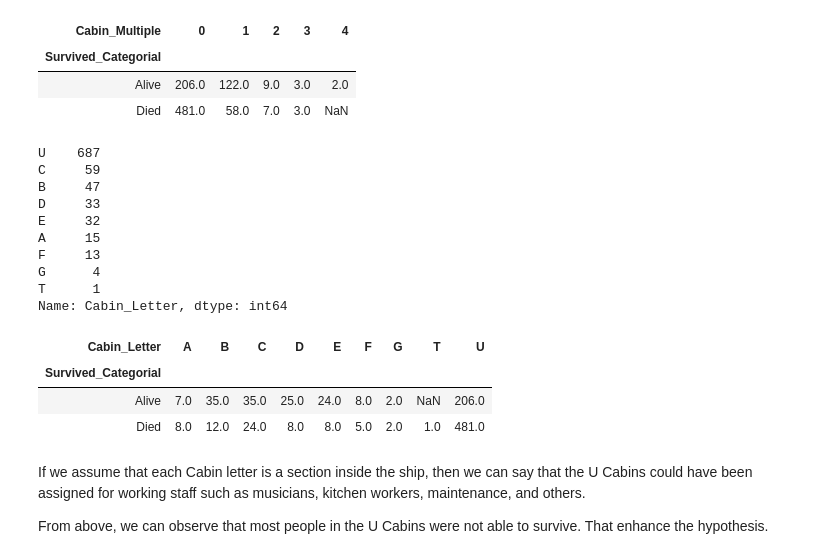
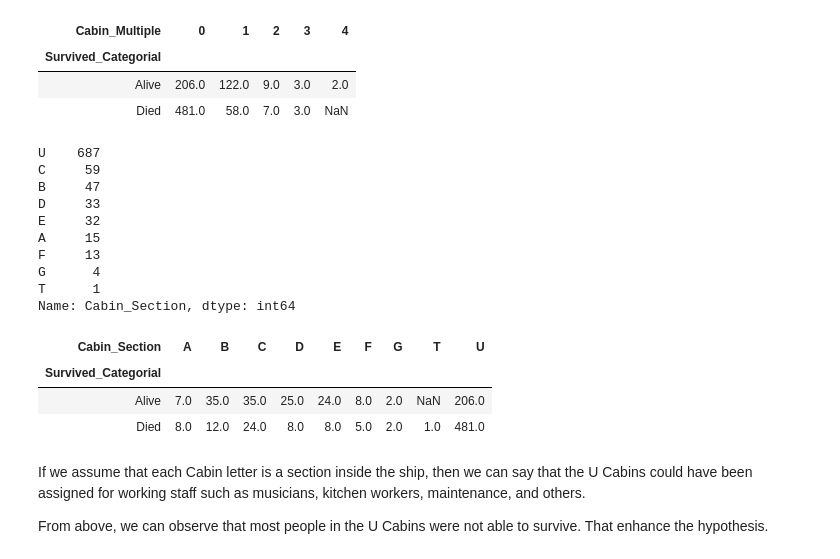
Before and after one commit to cristobalza/lab_5_kaggle_dma, a Jupyter notebook: kaggle_lab_5.ipynb, the cells around one changed output. Saved outputs shown, nothing was run; the diff lists cells and outputs as text; code cells hidden in the pictures.

```diff
--- a/kaggle_lab_5.ipynb
+++ b/kaggle_lab_5.ipynb
@@ -607,10 +611,10 @@ pd.pivot_table(train_df, index = 'Survived_Categorial', columns = 'Cabin_Multipl
 # The feature with most missing values is Cabin with U for Unknown
 train_df['Cabin'].fillna('U', inplace=True)
 # %%
-# See letter of the Cabin
+# See letter of the Cabin and use it as section
 cabin_func_2 = lambda x : str(x)[0]
-train_df['Cabin_Letter'] = train_df['Cabin'].apply(cabin_func_2)
-train_df['Cabin_Letter'].value_counts()
+train_df['Cabin_Section'] = train_df['Cabin'].apply(cabin_func_2)
+train_df['Cabin_Section'].value_counts()
 # %% [output]
 U    687
 C     59
@@ -621,11 +625,11 @@ A     15
 F     13
 G      4
 T      1
-Name: Cabin_Letter, dtype: int64
+Name: Cabin_Section, dtype: int64
 # %%
-pd.pivot_table(train_df, index = 'Survived_Categorial', columns = 'Cabin_Letter', values = 'PassengerId', aggfunc = 'count')
+pd.pivot_table(train_df, index = 'Survived_Categorial', columns = 'Cabin_Section', values = 'PassengerId', aggfunc = 'count')
 # %% [output]
-| Cabin_Letter | A | B | C | D | E | F | G | T | U |
+| Cabin_Section | A | B | C | D | E | F | G | T | U |
 | Survived_Categorial |  |  |  |  |  |  |  |  |  |
 | Alive | 7.0 | 35.0 | 35.0 | 25.0 | 24.0 | 8.0 | 2.0 | NaN | 206.0 |
 | Died | 8.0 | 12.0 | 24.0 | 8.0 | 8.0 | 5.0 | 2.0 | 1.0 | 481.0 |
```
Also changed, not shown: parts of 28 cells of this notebook, 3 other files.
